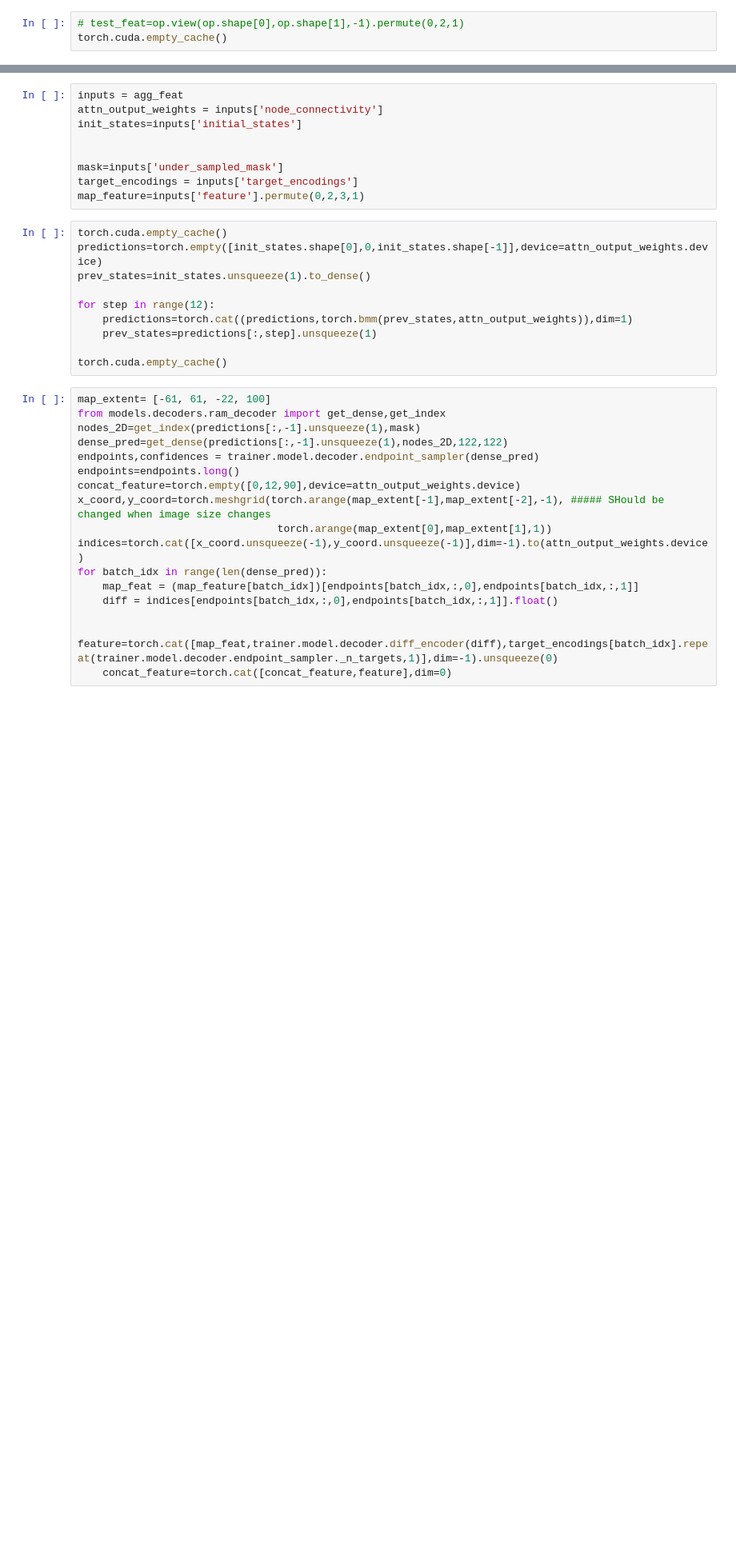
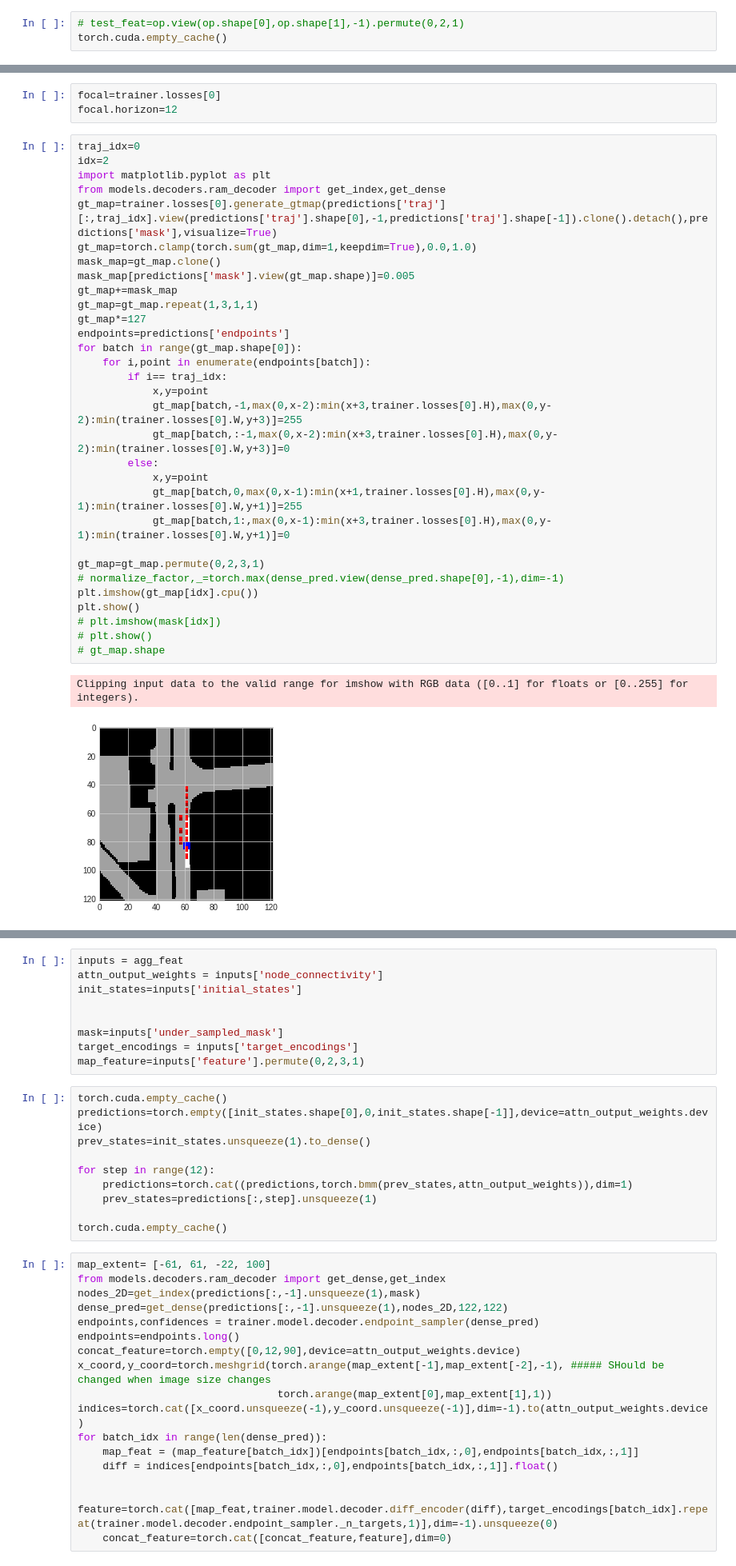
Before and after one commit to tudelft-iv-students/offline-tracking-with-object-permanence, a Jupyter notebook: test.ipynb, the cells around one changed output, grey strips where cells are left out. Shown: that part at 80% size. Saved outputs shown, nothing was run; the diff lists cells and outputs as text; blank space fills up the shorter version.

```diff
--- a/test.ipynb
+++ b/test.ipynb
@@ -360,0 +326,37 @@ Self CPU time total: 58.078ms
+# %%
+focal=trainer.losses[0]
+focal.horizon=12
+# %%
+traj_idx=0
+idx=2
+import matplotlib.pyplot as plt
+from models.decoders.ram_decoder import get_index,get_dense
+gt_map=trainer.losses[0].generate_gtmap(predictions['traj'][:,traj_idx].view(predictions['traj'].shape[0],-1,predictions['traj'].shape[-1]).clone().detach(),predictions['mask'],visualize=True)
+gt_map=torch.clamp(torch.sum(gt_map,dim=1,keepdim=True),0.0,1.0)
+mask_map=gt_map.clone()
+mask_map[predictions['mask'].view(gt_map.shape)]=0.005
+gt_map+=mask_map
+gt_map=gt_map.repeat(1,3,1,1)
+gt_map*=127
+endpoints=predictions['endpoints']
+for batch in range(gt_map.shape[0]):
+    for i,point in enumerate(endpoints[batch]):
+        if i== traj_idx:
+            x,y=point
+            gt_map[batch,-1,max(0,x-2):min(x+3,trainer.losses[0].H),max(0,y-2):min(trainer.losses[0].W,y+3)]=255
+            gt_map[batch,:-1,max(0,x-2):min(x+3,trainer.losses[0].H),max(0,y-2):min(trainer.losses[0].W,y+3)]=0
+        else:
+            x,y=point
+            gt_map[batch,0,max(0,x-1):min(x+1,trainer.losses[0].H),max(0,y-1):min(trainer.losses[0].W,y+1)]=255
+            gt_map[batch,1:,max(0,x-1):min(x+3,trainer.losses[0].H),max(0,y-1):min(trainer.losses[0].W,y+1)]=0
+
+gt_map=gt_map.permute(0,2,3,1)
+# normalize_factor,_=torch.max(dense_pred.view(dense_pred.shape[0],-1),dim=-1)
+plt.imshow(gt_map[idx].cpu())
+plt.show()
+# plt.imshow(mask[idx])
+# plt.show()
+# gt_map.shape
+# %% [output]
+Clipping input data to the valid range for imshow with RGB data ([0..1] for floats or [0..255] for integers).
+[figure, added]
```
Also changed, not shown: parts of 50 cells of this notebook, 28 other files.
